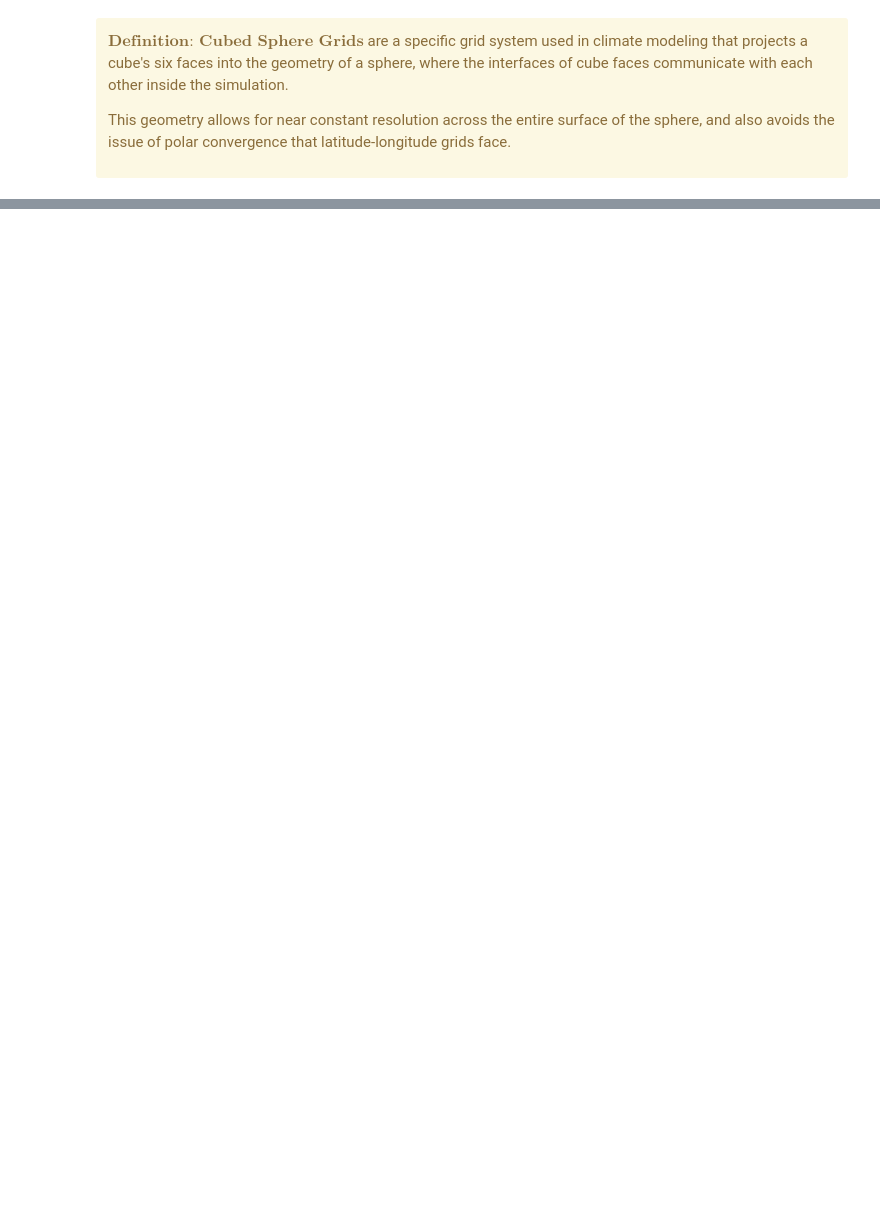
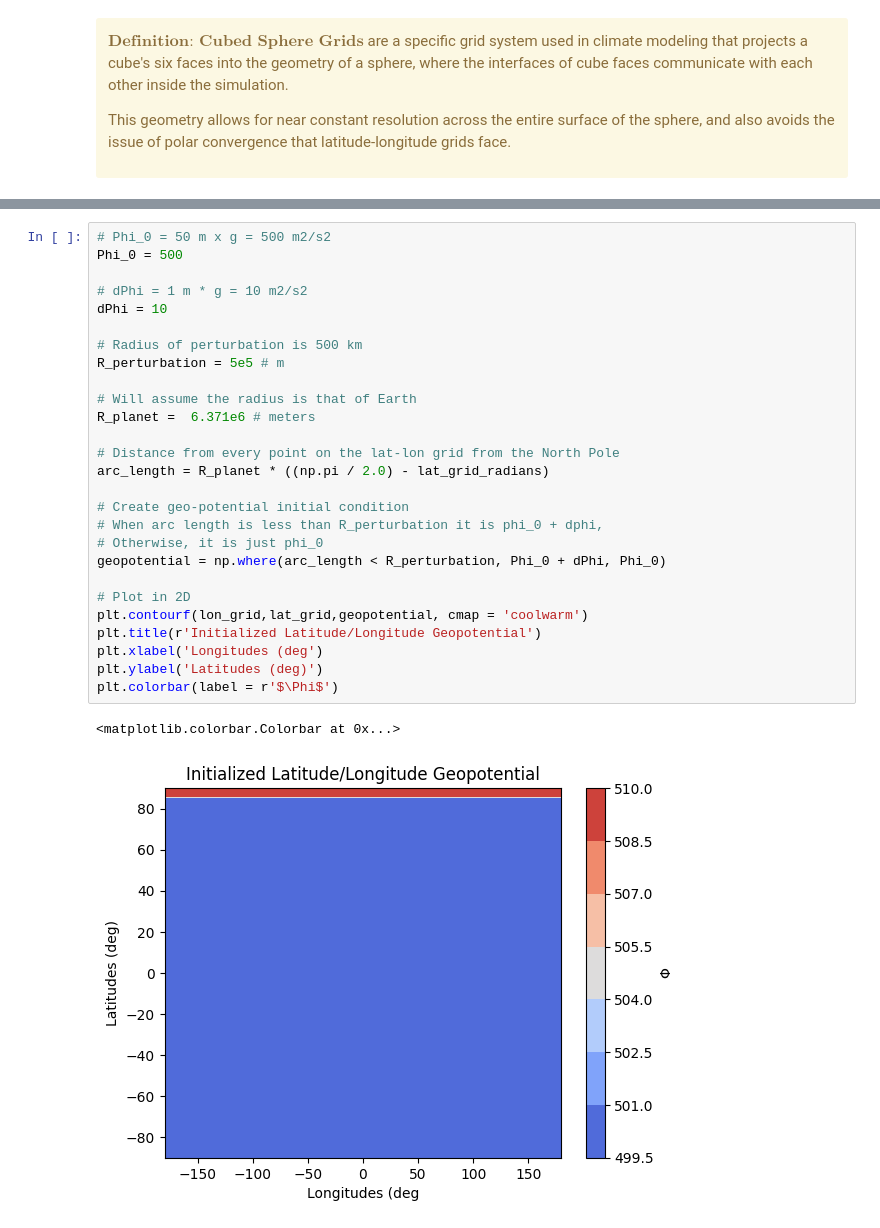
Before and after one commit to elijah-mullens/paddle, a Jupyter notebook: docs/content/notebooks/Tutorial3-ShallowSplash/Splash_Part1_physics.ipynb, the cells around one changed output, grey strips where cells are left out. Cells and saved outputs as stored; diff of their text form; blank space fills up the shorter version.

```diff
--- a/docs/content/notebooks/Tutorial3-ShallowSplash/Splash_Part1_physics.ipynb
+++ b/docs/content/notebooks/Tutorial3-ShallowSplash/Splash_Part1_physics.ipynb
@@ -90,0 +136,30 @@ where g is the gravitational acceleration.
+# %%
+# Phi_0 = 50 m x g = 500 m2/s2
+Phi_0 = 500
+
+# dPhi = 1 m * g = 10 m2/s2
+dPhi = 10
+
+# Radius of perturbation is 500 km
+R_perturbation = 5e5 # m
+
+# Will assume the radius is that of Earth
+R_planet =  6.371e6 # meters
+
+# Distance from every point on the lat-lon grid from the North Pole
+arc_length = R_planet * ((np.pi / 2.0) - lat_grid_radians)
+
+# Create geo-potential initial condition
+# When arc length is less than R_perturbation it is phi_0 + dphi,
+# Otherwise, it is just phi_0
+geopotential = np.where(arc_length < R_perturbation, Phi_0 + dPhi, Phi_0)
+
+# Plot in 2D
+plt.contourf(lon_grid,lat_grid,geopotential, cmap = 'coolwarm')
+plt.title(r'Initialized Latitude/Longitude Geopotential')
+plt.xlabel('Longitudes (deg')
+plt.ylabel('Latitudes (deg)')
+plt.colorbar(label = r'$\Phi$')
+# %% [output]
+<matplotlib.colorbar.Colorbar at 0x...>
+[figure, added]
```
Also changed, not shown: parts of 15 cells of this notebook, 3 other files.
